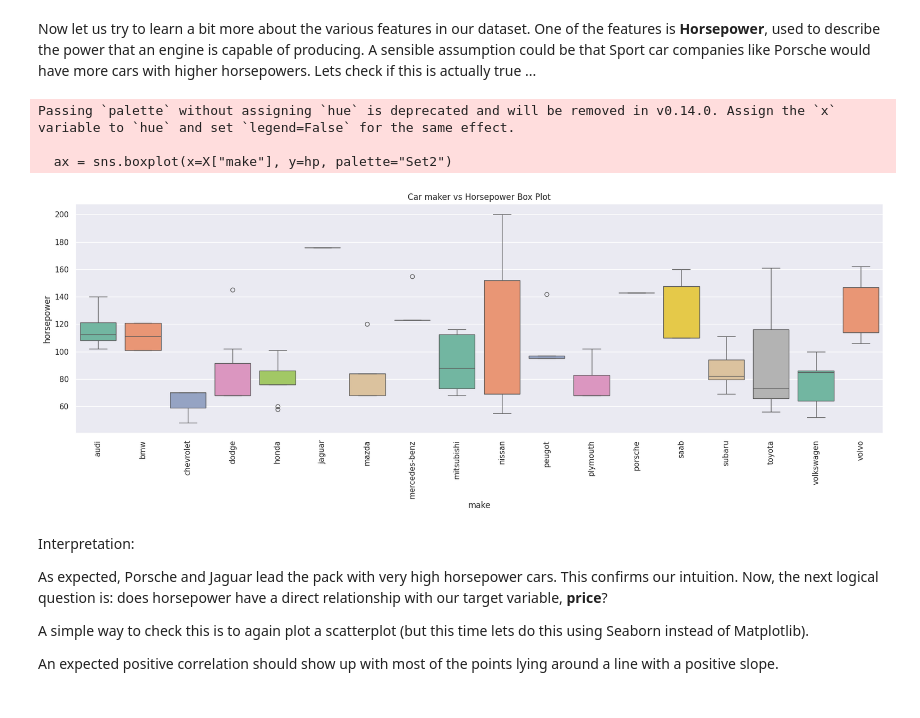
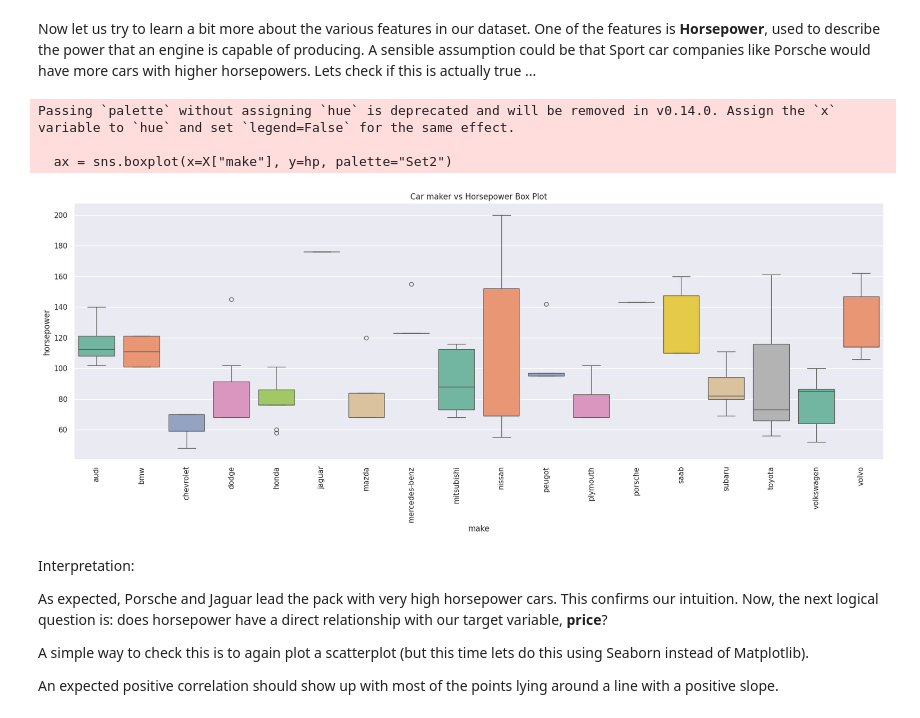
Before and after one commit to saicharann4518-ai/Aiml-Training-IIIT-charan, a Jupyter notebook: AIML_Lab_01_Module_02_Basic_Plots.ipynb, the cells around one changed output. Cells and saved outputs as stored; diff of their text form; code cells hidden in the pictures.

```diff
--- a/AIML_Lab_01_Module_02_Basic_Plots.ipynb
+++ b/AIML_Lab_01_Module_02_Basic_Plots.ipynb
@@ -317,18 +317,18 @@ plt.show()
 Now let us try to learn a bit more about the various features in our dataset. One of the features is **Horsepower**, used to describe the power that an engine is capable of producing. A sensible assumption could be that Sport car companies like Porsche would have more cars with higher horsepowers. Lets check if this is actually true ...
 # %%
 hp = pd.to_numeric(X["horsepower"], errors='coerce')
-plt.figure(figsize=(21,6))
+plt.figure(figsize=(22,7))
 ax = sns.boxplot(x=X["make"], y=hp, palette="Set2")
 ax.set_title('Car maker vs Horsepower Box Plot')
 
 plt.xticks(rotation=90)
 
 plt.show()
 # %% [output]
 Passing `palette` without assigning `hue` is deprecated and will be removed in v0.14.0. Assign the `x` variable to `hue` and set `legend=False` for the same effect.
 
   ax = sns.boxplot(x=X["make"], y=hp, palette="Set2")
-[figure, old version]
+[figure, new version]
 # %% [markdown]
 Interpretation:
 
```
Also changed, not shown: parts of 2 cells of this notebook.
